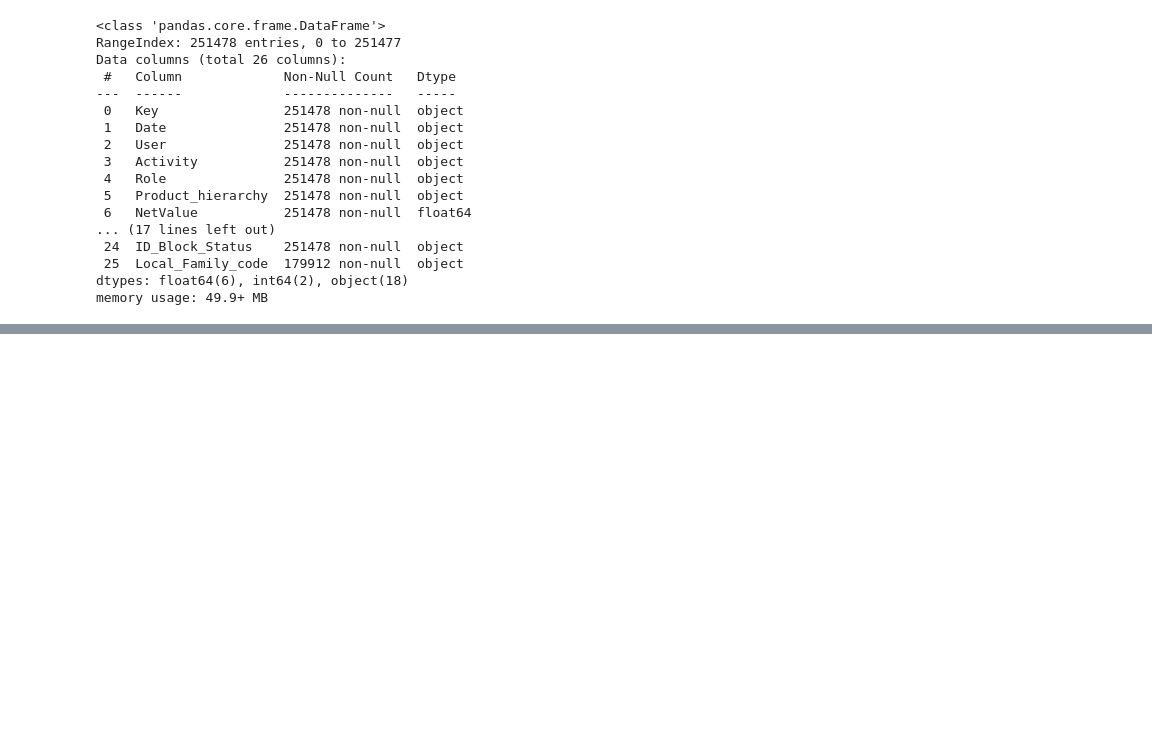
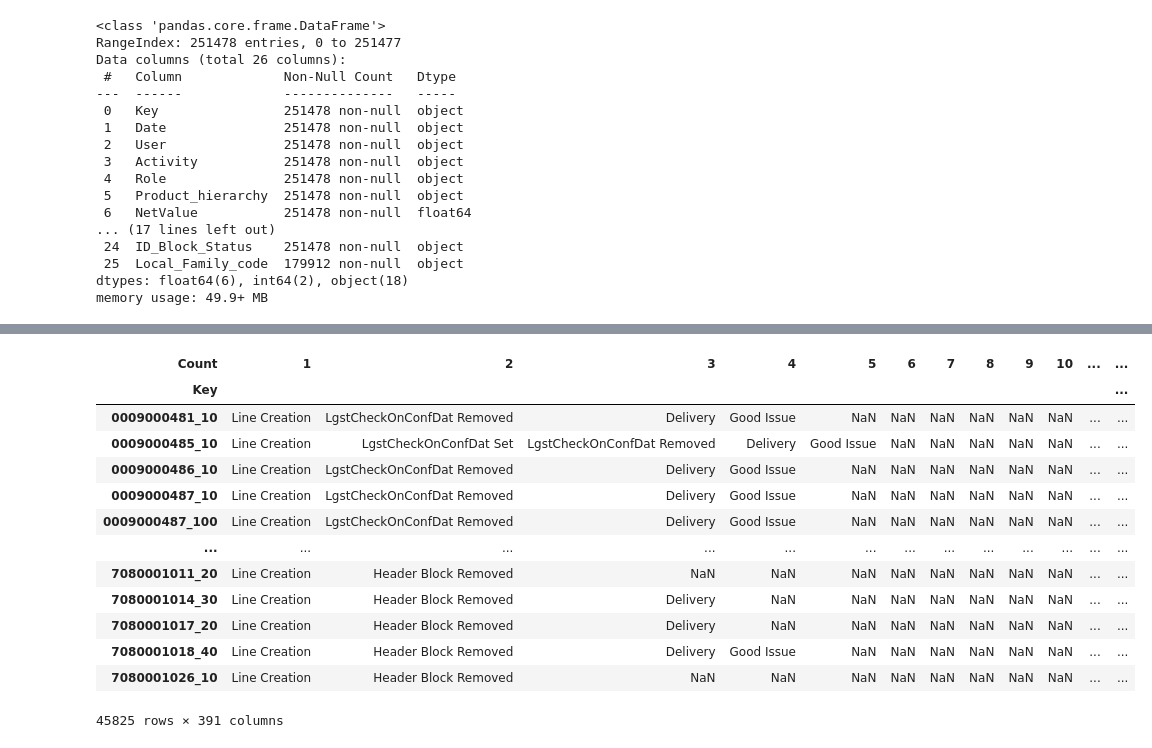
Before and after one commit to nkwachiabel/Process-Mining-Order-to-cash-IBM, a Jupyter notebook: Order to cash IBM.ipynb, the cells around one changed output, grey strips where cells are left out. Saved outputs shown, nothing was run; the diff lists cells and outputs as text; code cells hidden in the pictures; blank space fills up the shorter version.

```diff
--- a/Order to cash IBM.ipynb
+++ b/Order to cash IBM.ipynb
@@ -85,0 +88,5 @@ memory usage: 49.9+ MB
+# %%
+df['Date'] = pd.to_datetime(df['Date'],  dayfirst=True)
+df['Delivery_Date'] = pd.to_datetime(df['Delivery_Date'],  dayfirst=True)
+df = df.sort_values(by=['Key', 'Date'], ascending=True).reset_index(drop=True)
+df
@@ -89,0 +178,4 @@ df['Key'].nunique()
+# %%
+process_flow = df.copy()
+process_flow = process_flow[['Key','Date','User','Activity']]
+process_flow
@@ -89,0 +196,3 @@ df['Key'].nunique()
+# %%
+process_flow['Count'] = process_flow.groupby('Key').cumcount()+1
+process_flow
@@ -89,0 +213,30 @@ df['Key'].nunique()
+# %%
+activities_list = process_flow.copy()
+activities_list = activities_list.pivot(index='Key', columns='Count', values='Activity')
+# activities_list_full
+
+# Get the last valid index (last activity per case)
+def func(x):
+    if x.last_valid_index() is None:
+        return np.nan
+    else:
+        return x[x.last_valid_index()]
+
+activities_list['Last Activity'] = activities_list.apply(func, axis=1)
+activities_list['First Activity'] = activities_list[1]
+activities_list
+# %% [output]
+| Count | 1 | 2 | 3 | 4 | 5 | 6 | 7 | 8 | 9 | 10 | ... | ... |
+| Key |  |  |  |  |  |  |  |  |  |  |  | ... |
+| 0009000481_10 | Line Creation | LgstCheckOnConfDat Removed | Delivery | Good Issue | NaN | NaN | NaN | NaN | NaN | NaN | ... | ... |
+| 0009000485_10 | Line Creation | LgstCheckOnConfDat Set | LgstCheckOnConfDat Removed | Delivery | Good Issue | NaN | NaN | NaN | NaN | NaN | ... | ... |
+| 0009000486_10 | Line Creation | LgstCheckOnConfDat Removed | Delivery | Good Issue | NaN | NaN | NaN | NaN | NaN | NaN | ... | ... |
+| 0009000487_10 | Line Creation | LgstCheckOnConfDat Removed | Delivery | Good Issue | NaN | NaN | NaN | NaN | NaN | NaN | ... | ... |
+| 0009000487_100 | Line Creation | LgstCheckOnConfDat Removed | Delivery | Good Issue | NaN | NaN | NaN | NaN | NaN | NaN | ... | ... |
+| ... | ... | ... | ... | ... | ... | ... | ... | ... | ... | ... | ... | ... |
+| 7080001011_20 | Line Creation | Header Block Removed | NaN | NaN | NaN | NaN | NaN | NaN | NaN | NaN | ... | ... |
+| 7080001014_30 | Line Creation | Header Block Removed | Delivery | NaN | NaN | NaN | NaN | NaN | NaN | NaN | ... | ... |
+| 7080001017_20 | Line Creation | Header Block Removed | Delivery | NaN | NaN | NaN | NaN | NaN | NaN | NaN | ... | ... |
+| 7080001018_40 | Line Creation | Header Block Removed | Delivery | Good Issue | NaN | NaN | NaN | NaN | NaN | NaN | ... | ... |
+| 7080001026_10 | Line Creation | Header Block Removed | NaN | NaN | NaN | NaN | NaN | NaN | NaN | NaN | ... | ... |
+45825 rows × 391 columns
```
Also changed, not shown: parts of 18 cells of this notebook.
